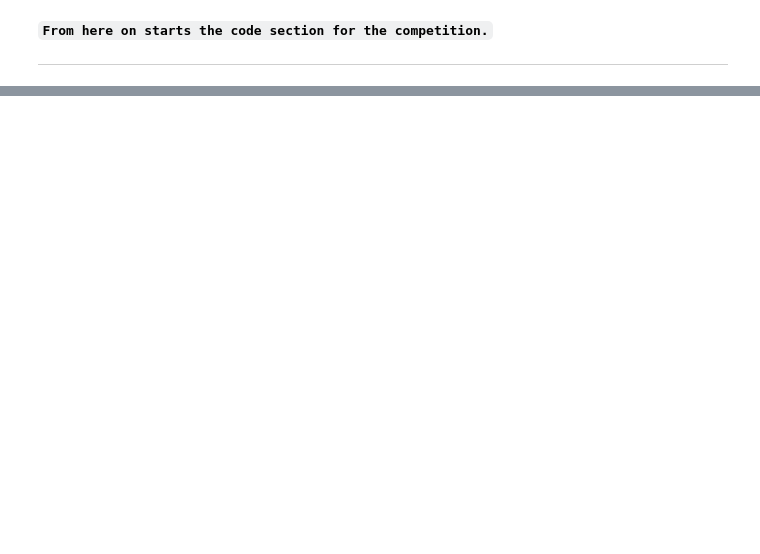
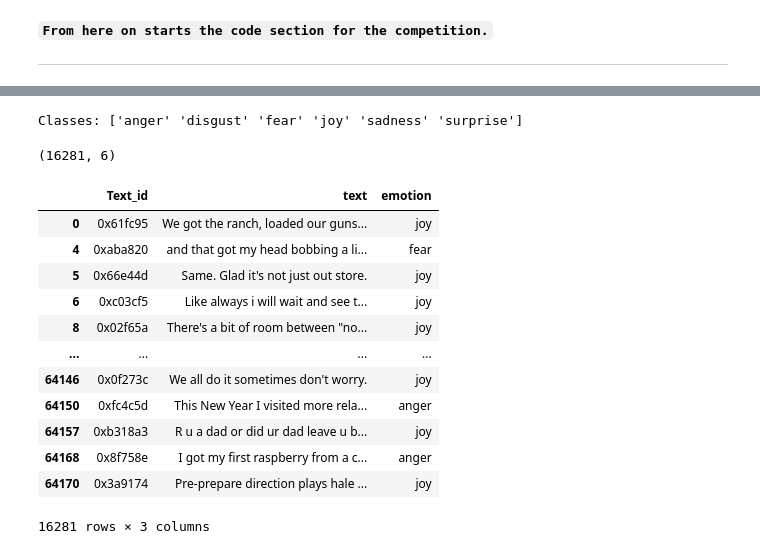
Before and after one commit to Max901028/DM2025-Lab2-Exercise, a Jupyter notebook: DM2025-Lab2-Homework.ipynb, the cells around one changed output, grey strips where cells are left out. Drawn from its saved outputs; the diff is of its cells as text; code cells hidden in the pictures; blank space fills up the shorter version.

```diff
--- a/DM2025-Lab2-Homework.ipynb
+++ b/DM2025-Lab2-Homework.ipynb
@@ -2492,11 +160,0 @@ Model: "functional_13"
-# %%
-# training setting
-epochs = 50 # Epoch = 整個訓練資料要「重複學習」25輪
-batch_size = 64 # 每次拿 32 筆資料來更新權重
-
-
-history = model.fit(X_train, y_train,
-                    epochs=epochs,
-                    batch_size=batch_size,
-                    validation_data = (X_test, y_test))
-print('training finish')
@@ -2561,0 +465,14 @@ testing accuracy: 0.4
+# %%
+# Input training data
+history = model.fit(
+    X_train, y_train,
+    batch_size=32,
+    epochs=50,
+    callbacks=[es, rlr],
+    validation_split=0.1,
+    verbose=1,
+)
+
+# Evaluation
+test_loss, test_acc = model.evaluate(X_test, y_test, verbose=1)
+print(f"Test loss: {test_loss:.4f}  |  Test acc: {test_acc:.4f}")
@@ -2561,0 +523,4 @@ testing accuracy: 0.4
+# %%
+predict = np.vstack([text_to_vec(t) for t in test_df['processed_text']])
+pred_result= model.predict(predict)
+pred_result
@@ -2561,0 +542,27 @@ testing accuracy: 0.4
+# %%
+# Each row has 6 numbers representing possible emotions.
+print("Classes:", label_encoder.classes_)
+pred_result.shape
+# %% [output]
+Classes: ['anger' 'disgust' 'fear' 'joy' 'sadness' 'surprise']
+(16281, 6)
+# %%
+pred_class_idx = np.argmax(pred_result, axis=1) # For each text choose the most likely emotion
+pred_labels = label_encoder.inverse_transform(pred_class_idx) # Changing the numeric emotion category back to words.
+result_df = pd.DataFrame({"Text_id" : test_df["post_id"],"text": test_df["text"], "emotion" :pred_labels})
+result_df
+# From the train we learnt that this model has a 62% accuracy.
+# %% [output]
+|  | Text_id | text | emotion |
+| 0 | 0x61fc95 | We got the ranch, loaded our guns... | joy |
+| 4 | 0xaba820 | and that got my head bobbing a li... | fear |
+| 5 | 0x66e44d | Same. Glad it's not just out store. | joy |
+| 6 | 0xc03cf5 | Like always i will wait and see t... | joy |
+| 8 | 0x02f65a | There's a bit of room between "no... | joy |
+| ... | ... | ... | ... |
+| 64146 | 0x0f273c | We all do it sometimes don't worry. | joy |
+| 64150 | 0xfc4c5d | This New Year I visited more rela... | anger |
+| 64157 | 0xb318a3 | R u a dad or did ur dad leave u b... | joy |
+| 64168 | 0x8f758e | I got my first raspberry from a c... | anger |
+| 64170 | 0x3a9174 | Pre-prepare direction plays hale ... | joy |
+16281 rows × 3 columns
```
Also changed, not shown: parts of 136 cells of this notebook, 2 other files.
